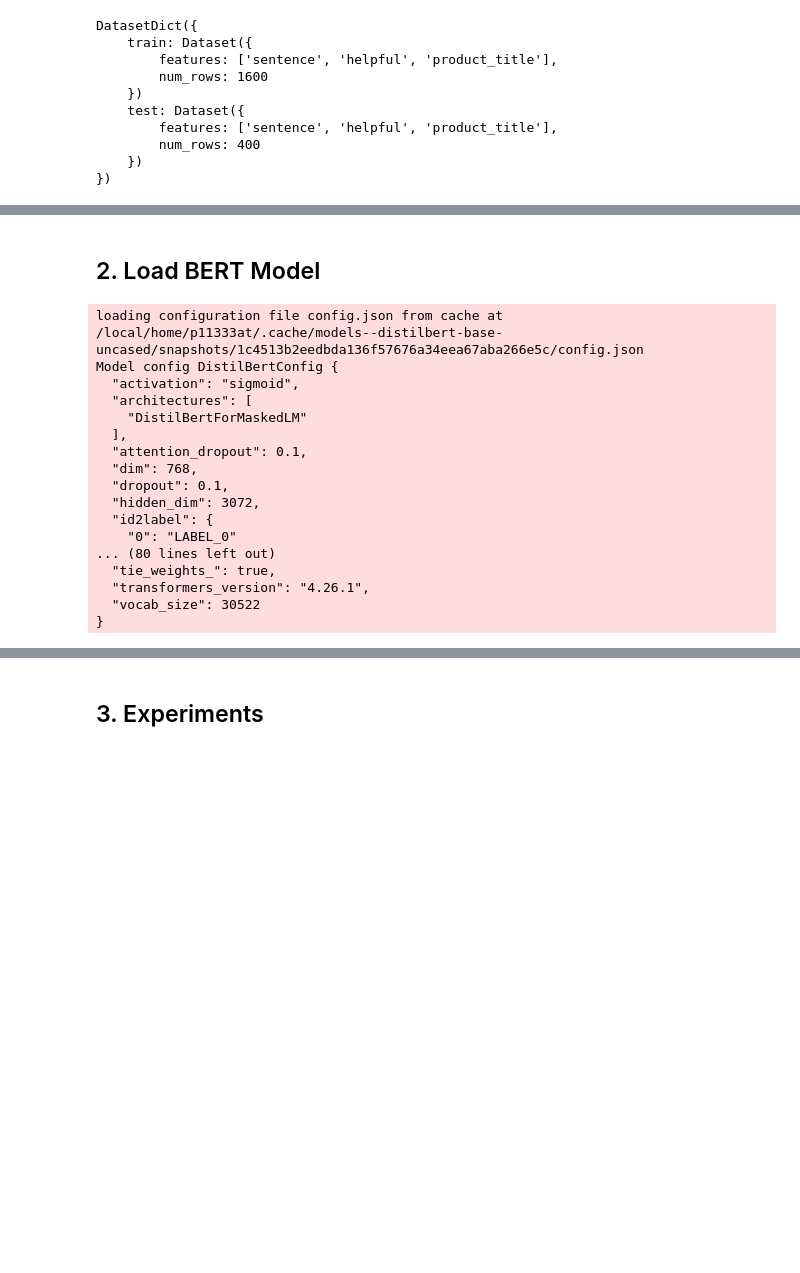
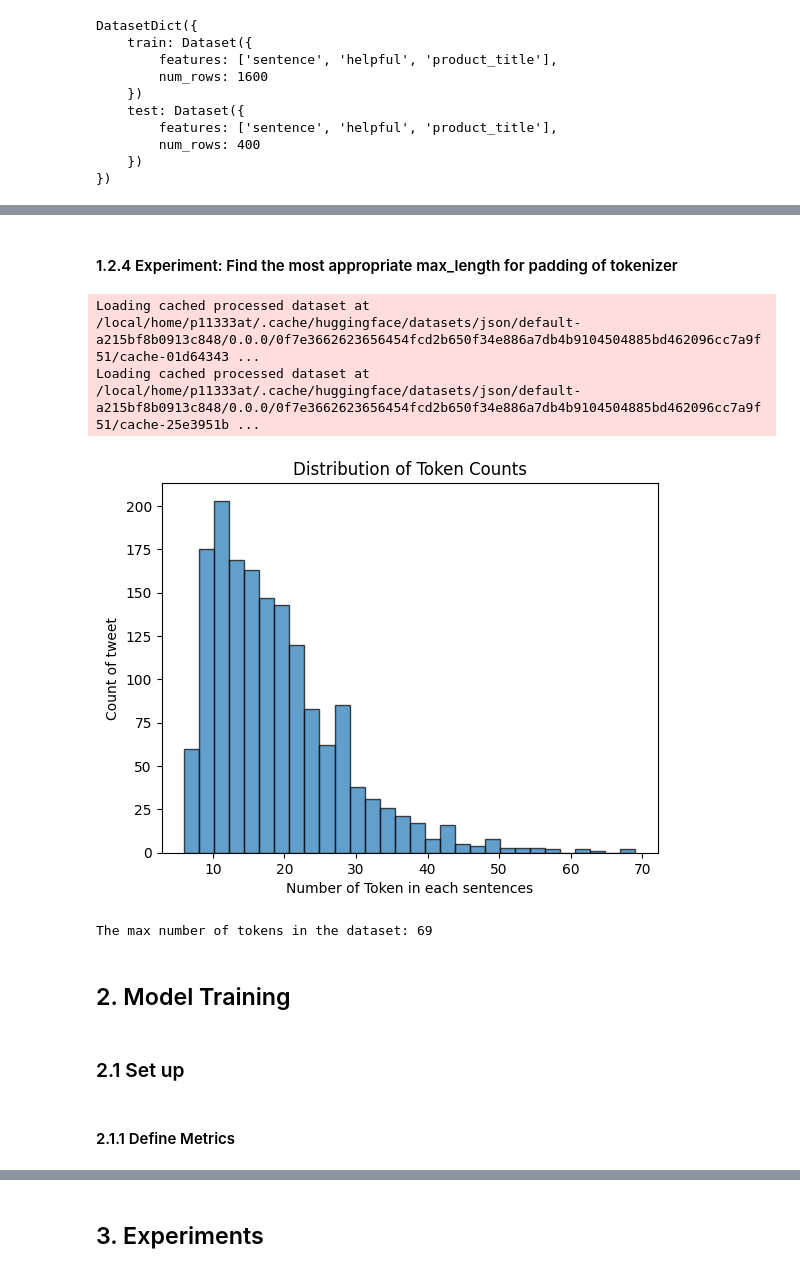
Before and after one commit to jim181412/NLUProject, a Jupyter notebook: helpfulness_classification.ipynb, the cells around one changed output, grey strips where cells are left out. Cells and saved outputs as stored; diff of their text form; code cells hidden in the pictures; blank space fills up the shorter version.

Commit message:
Added comments and graphs, and optimise the code

```diff
--- a/helpfulness_classification.ipynb
+++ b/helpfulness_classification.ipynb
@@ -105,33 +155,36 @@ tokenized_dataset
+# %% [markdown]
+#### 1.2.4 Experiment: Find the most appropriate max_length for padding of tokenizer
+# %%
+# Calculate the length of tokens in tokenized reviews
+# (to help determine the max_length for padding)
+trial_dataset = split_dataset.map(
+    lambda row: tokenizer(row["sentence"]),
+    batched=True
+)
+
+input_token_length = np.array(
+    [len(input_ids) for input_ids in trial_dataset['train']["input_ids"]],
+    # dtype=torch.float
+)
+
+plt.hist(input_token_length, bins=30, edgecolor='k', alpha=0.7)
+plt.gca().set(
+    title='Distribution of Token Counts',
+    xlabel='Number of Token in each sentences',
+    ylabel='Count of tweet'
+)
+
+plt.show()
+
+print(f"The max number of tokens in the dataset: {np.max(input_token_length)}")
+# %% [output]
+Loading cached processed dataset at /local/home/p11333at/.cache/huggingface/datasets/json/default-a215bf8b0913c848/0.0.0/0f7e3662623656454fcd2b650f34e886a7db4b9104504885bd462096cc7a9f51/cache-01d64343 ...
+Loading cached processed dataset at /local/home/p11333at/.cache/huggingface/datasets/json/default-a215bf8b0913c848/0.0.0/0f7e3662623656454fcd2b650f34e886a7db4b9104504885bd462096cc7a9f51/cache-25e3951b ...
+[figure, added]
+The max number of tokens in the dataset: 69
 # %% [markdown]
-## 2. Load BERT Model
+## 2. Model Training
-# %%
-# Additional setup
-model_ckpt = "distilbert-base-uncased"
-
-kwargs = {
-    "num_labels": 1,
-    "activation": "sigmoid",
-}
-
-bert_model = DistilBertForSequenceClassification.from_pretrained(model_ckpt, **kwargs)
-bert_model = bert_model.to(device)  # Send the model to GPU if available
-
-tokenizer = AutoTokenizer.from_pretrained(model_ckpt, **kwargs)
-# %% [output]
-loading configuration file config.json from cache at /local/home/p11333at/.cache/models--distilbert-base-uncased/snapshots/1c4513b2eedbda136f57676a34eea67aba266e5c/config.json
-Model config DistilBertConfig {
-  "activation": "sigmoid",
-  "architectures": [
-    "DistilBertForMaskedLM"
-  ],
-  "attention_dropout": 0.1,
-  "dim": 768,
-  "dropout": 0.1,
-  "hidden_dim": 3072,
-  "id2label": {
-    "0": "LABEL_0"
-... (80 lines left out)
-  "tie_weights_": true,
-  "transformers_version": "4.26.1",
-  "vocab_size": 30522
-}
+# %% [markdown]
+### 2.1 Set up
+# %% [markdown]
+#### 2.1.1 Define Metrics
```
Also changed, not shown: parts of 70 cells of this notebook.
